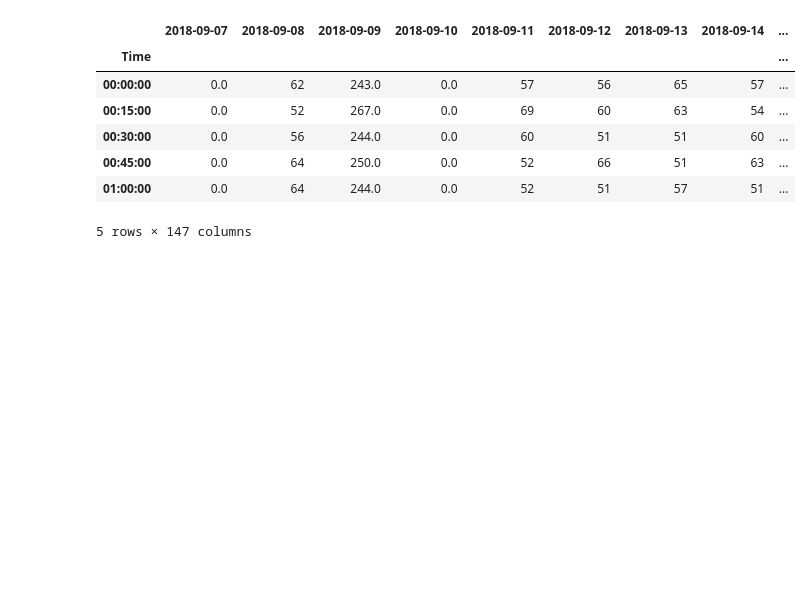
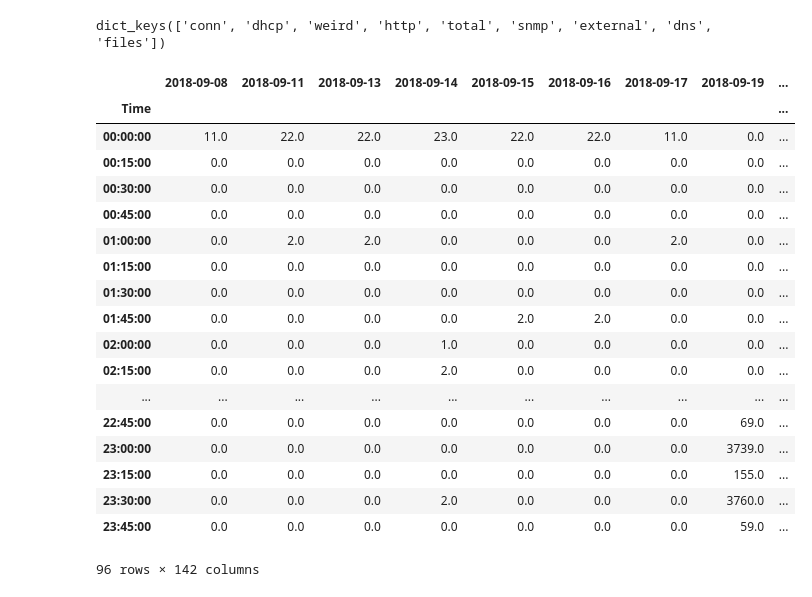
Before and after one commit to ayushmaskey/log_analysis, a Jupyter notebook: app/jupyter/Dataset.ipynb, the cells around one changed output. Saved outputs shown, nothing was run; the diff lists cells and outputs as text; code cells hidden in the pictures; blank space fills up the shorter version.

```diff
--- a/app/jupyter/Dataset.ipynb
+++ b/app/jupyter/Dataset.ipynb
@@ -10,23 +10,40 @@ import sys
 sys.path.append('../analysis/')
 from csv_to_pandas import csv_into_dict_of_data
 from plot_graph import remove_zero_columns
+
+training_dataset = "../../csv/training_dataset"
+testing_dataset = "../../csv/testing_dataset"
+df_key = 'snmp'
 # %%
 df_dict = csv_into_dict_of_data(training_dataset)
 df_dict = remove_zero_columns(df_dict)
 df_dict.keys()
+# %% [output]
+dict_keys(['conn', 'dhcp', 'weird', 'http', 'total', 'snmp', 'external', 'dns', 'files'])
 # %%
-df = df_dict['dns']
+df = df_dict[df_key]
 df = df.reindex(sorted(df.columns), axis = 1)
-df.head()
+df
 # %% [output]
-|  | 2018-09-07 | 2018-09-08 | 2018-09-09 | 2018-09-10 | 2018-09-11 | 2018-09-12 | 2018-09-13 | 2018-09-14 | ... |
+|  | 2018-09-08 | 2018-09-11 | 2018-09-13 | 2018-09-14 | 2018-09-15 | 2018-09-16 | 2018-09-17 | 2018-09-19 | ... |
 | Time |  |  |  |  |  |  |  |  | ... |
-| 00:00:00 | 0.0 | 62 | 243.0 | 0.0 | 57 | 56 | 65 | 57 | ... |
-| 00:15:00 | 0.0 | 52 | 267.0 | 0.0 | 69 | 60 | 63 | 54 | ... |
-| 00:30:00 | 0.0 | 56 | 244.0 | 0.0 | 60 | 51 | 51 | 60 | ... |
-| 00:45:00 | 0.0 | 64 | 250.0 | 0.0 | 52 | 66 | 51 | 63 | ... |
-| 01:00:00 | 0.0 | 64 | 244.0 | 0.0 | 52 | 51 | 57 | 51 | ... |
+| 00:00:00 | 11.0 | 22.0 | 22.0 | 23.0 | 22.0 | 22.0 | 11.0 | 0.0 | ... |
+| 00:15:00 | 0.0 | 0.0 | 0.0 | 0.0 | 0.0 | 0.0 | 0.0 | 0.0 | ... |
+| 00:30:00 | 0.0 | 0.0 | 0.0 | 0.0 | 0.0 | 0.0 | 0.0 | 0.0 | ... |
+| 00:45:00 | 0.0 | 0.0 | 0.0 | 0.0 | 0.0 | 0.0 | 0.0 | 0.0 | ... |
+| 01:00:00 | 0.0 | 2.0 | 2.0 | 0.0 | 0.0 | 0.0 | 2.0 | 0.0 | ... |
+| 01:15:00 | 0.0 | 0.0 | 0.0 | 0.0 | 0.0 | 0.0 | 0.0 | 0.0 | ... |
+| 01:30:00 | 0.0 | 0.0 | 0.0 | 0.0 | 0.0 | 0.0 | 0.0 | 0.0 | ... |
+| 01:45:00 | 0.0 | 0.0 | 0.0 | 0.0 | 2.0 | 2.0 | 0.0 | 0.0 | ... |
+| 02:00:00 | 0.0 | 0.0 | 0.0 | 1.0 | 0.0 | 0.0 | 0.0 | 0.0 | ... |
+| 02:15:00 | 0.0 | 0.0 | 0.0 | 2.0 | 0.0 | 0.0 | 0.0 | 0.0 | ... |
+| ... | ... | ... | ... | ... | ... | ... | ... | ... | ... |
+| 22:45:00 | 0.0 | 0.0 | 0.0 | 0.0 | 0.0 | 0.0 | 0.0 | 69.0 | ... |
+| 23:00:00 | 0.0 | 0.0 | 0.0 | 0.0 | 0.0 | 0.0 | 0.0 | 3739.0 | ... |
+| 23:15:00 | 0.0 | 0.0 | 0.0 | 0.0 | 0.0 | 0.0 | 0.0 | 155.0 | ... |
+| 23:30:00 | 0.0 | 0.0 | 0.0 | 2.0 | 0.0 | 0.0 | 0.0 | 3760.0 | ... |
+| 23:45:00 | 0.0 | 0.0 | 0.0 | 0.0 | 0.0 | 0.0 | 0.0 | 59.0 | ... |
-5 rows × 147 columns
+96 rows × 142 columns
 # %%
 df.shape
 # %% [output]
```
Also changed, not shown: parts of 2 cells of this notebook, 4 other files.
